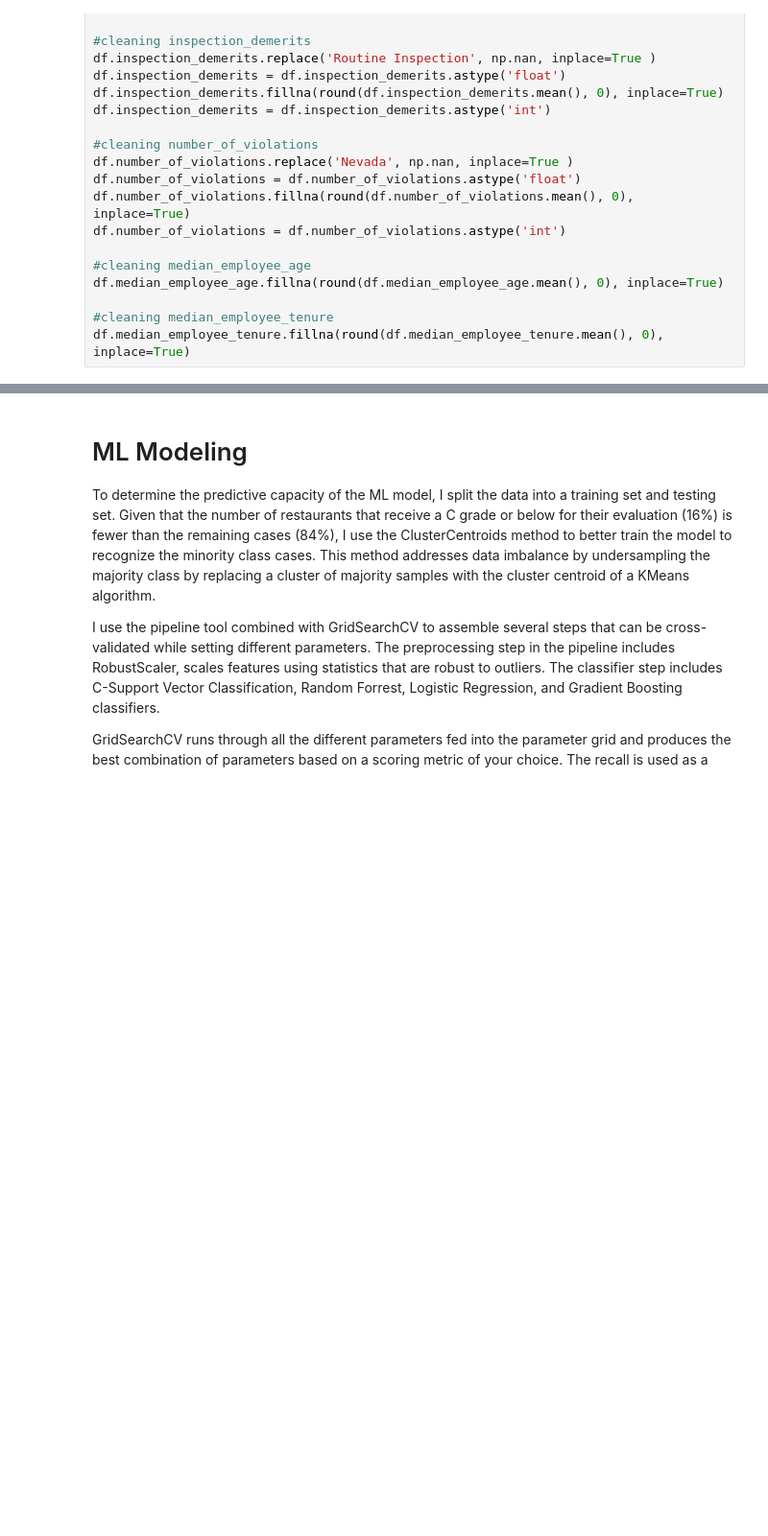
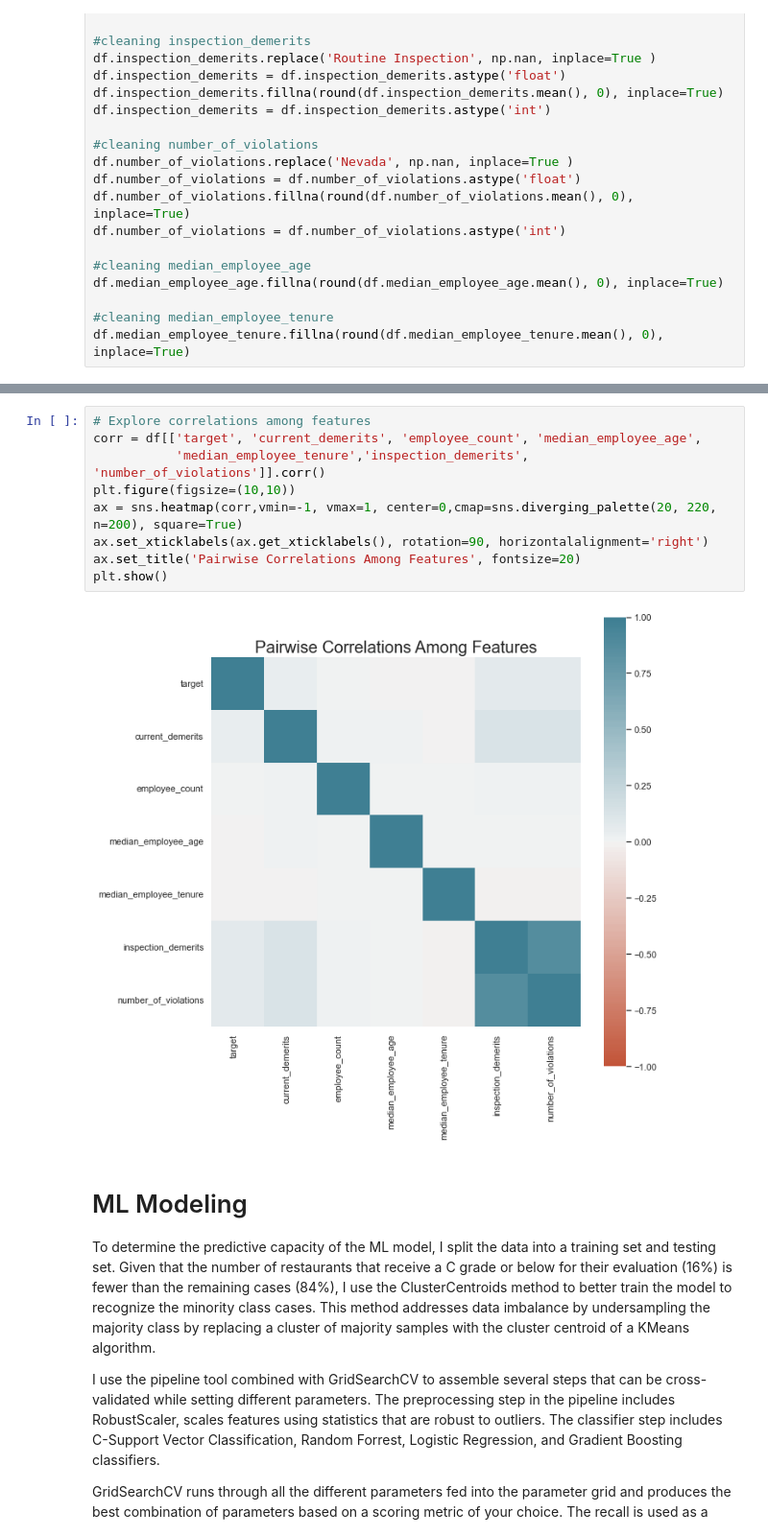
Before and after one commit to magorshunov/predicting_restaurant_health_code_violations, a Jupyter notebook: notebook.ipynb, the cells around one changed output, grey strips where cells are left out. Shown: that part at 96% size. Saved outputs shown, nothing was run; the diff lists cells and outputs as text; blank space fills up the shorter version.

```diff
--- a/notebook.ipynb
+++ b/notebook.ipynb
@@ -156,3 +162,14 @@ df.median_employee_tenure.fillna(round(df.median_employee_tenure.mean(), 0), inp
+# %%
+# Explore correlations among features
+corr = df[['target', 'current_demerits', 'employee_count', 'median_employee_age',
+           'median_employee_tenure','inspection_demerits', 'number_of_violations']].corr()
+plt.figure(figsize=(10,10))
+ax = sns.heatmap(corr,vmin=-1, vmax=1, center=0,cmap=sns.diverging_palette(20, 220, n=200), square=True)
+ax.set_xticklabels(ax.get_xticklabels(), rotation=90, horizontalalignment='right')
+ax.set_title('Pairwise Correlations Among Features', fontsize=20)
+plt.show()
+# %% [output]
+[figure, added]
 # %% [markdown]
 # ML Modeling
 To determine the predictive capacity of the ML model, I split the data into a training set and testing set. Given that the number of restaurants that receive a C grade or below for their evaluation (16%) is fewer than the remaining cases (84%), I use the ClusterCentroids method to better train the model to recognize the minority class cases. This method addresses data imbalance by undersampling the majority class by replacing a cluster of majority samples with the cluster centroid of a KMeans algorithm.
```
Also changed, not shown: parts of 10 cells of this notebook.
